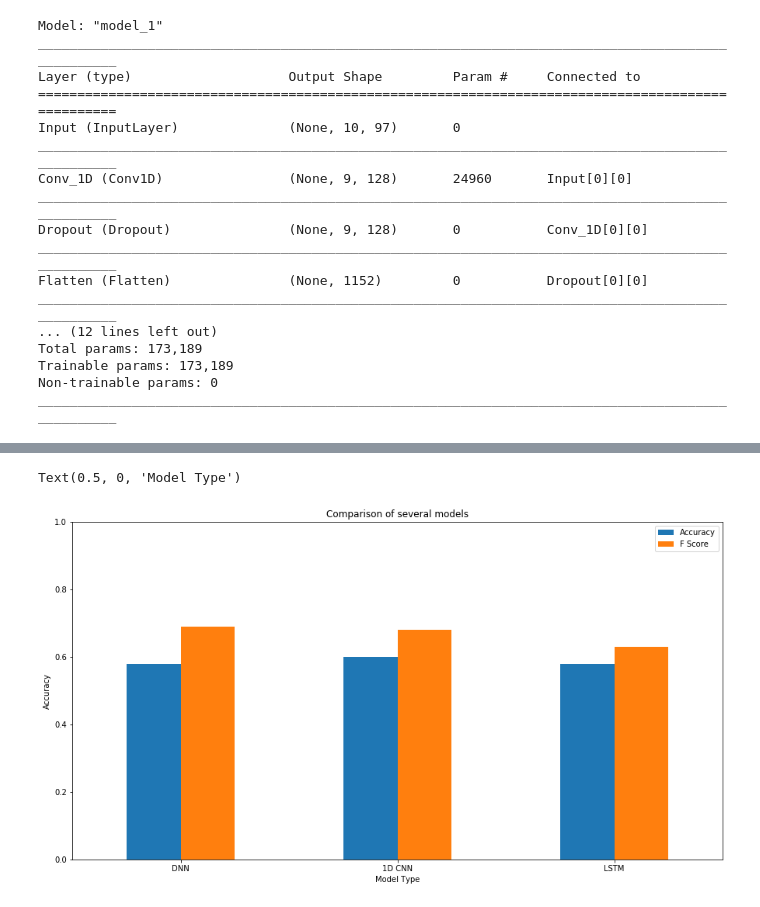
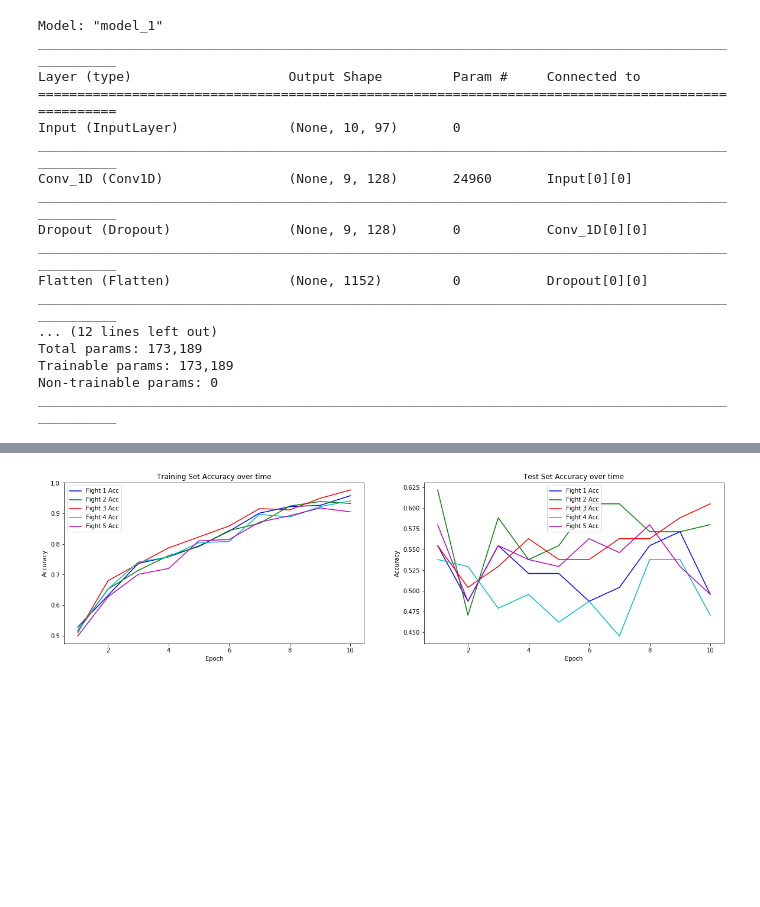
Before and after one commit to JamesPeralta/UFC-Fight-Predictor, a Jupyter notebook: demos/career_demo.ipynb, the cells around one changed output, grey strips where cells are left out. Saved outputs shown, nothing was run; the diff lists cells and outputs as text; code cells hidden in the pictures; blank space fills up the shorter version.

```diff
--- a/demos/career_demo.ipynb
+++ b/demos/career_demo.ipynb
@@ -69,34 +69,7 @@ def get_column_types():
     return num_cols, cat_cols
 
 
-def plot_training_results(history_obj):
-    acc = history_obj.history['accuracy']
-    val_acc = history_obj.history['val_accuracy']
-    loss = history_obj.history['loss']
-    val_loss = history_obj.history['val_loss']
-
-    epochs = range(1, len(acc) + 1)
-
-    fig, (accuracy_axis, loss_axis) = plt.subplots(1, 2, figsize=(20, 5))
-
-    accuracy_axis.plot(epochs, acc, 'bo', label='Training acc')
-    accuracy_axis.plot(epochs, val_acc, 'b', label='Validation acc')
-    accuracy_axis.set_title('Training and validation accuracy')
-    accuracy_axis.set_ylabel('Accuracy')
-    accuracy_axis.set_xlabel('Epoch')
-    accuracy_axis.legend()
-
-    loss_axis.plot(epochs, loss, 'bo', label='Training loss')
-    loss_axis.plot(epochs, val_loss, 'b', label='Validation loss')
-    loss_axis.set_title('Training and validation loss')
-    loss_axis.set_ylim(0, 3)
-    loss_axis.set_ylabel('Loss')
-    loss_axis.set_xlabel('Epoch')
-    loss_axis.legend()
-    fig.show()
-
-
-def plot_training_results():
+def plot_training():
     acc_1 = history.history['Fight_1_accuracy']
     acc_2 = history.history['Fight_2_accuracy']
     acc_3 = history.history['Fight_3_accuracy']
@@ -299,14 +268,4 @@ plot_training_results()
-# %%
-acc = [0.58, 0.60, 0.58]
-f1 = [0.69, 0.68, 0.63]
-index = ['DNN', '1D CNN', "LSTM"]
-df = pd.DataFrame({'Accuracy': acc,
-                   'F Score': f1}, index=index)
-ax = df.plot.bar(rot=0, figsize=(15,8))
-ax.set_ylim(0,1)
-ax.set_title("Comparison of several models")
-ax.set_ylabel("Accuracy")
-ax.set_xlabel("Model Type")
-# %% [output]
-Text(0.5, 0, 'Model Type')
-[figure, removed]
+# %%
+plot_training()
+# %% [output]
+[figure, added]
```
Also changed, not shown: parts of 2 cells of this notebook.
